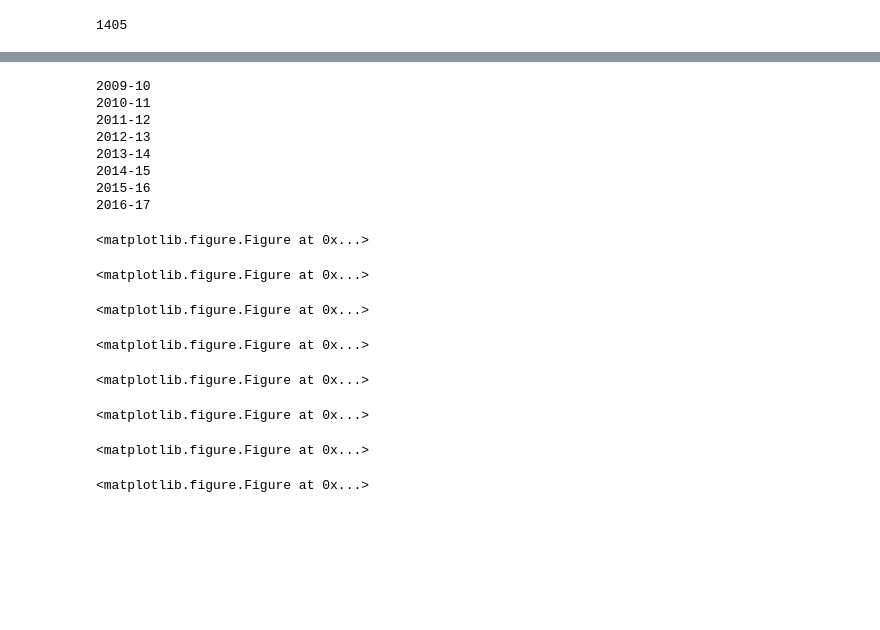
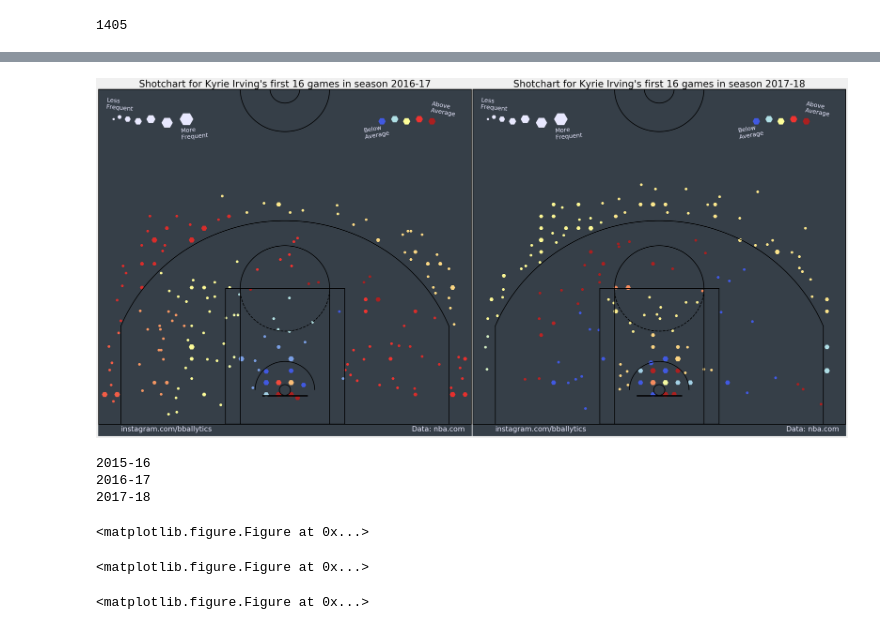
Before and after one commit to danchyy/Basketball_Analytics, a Jupyter notebook: Scripts/shot_chart_api/Shot_Chart.ipynb, the cells around one changed output, grey strips where cells are left out. Drawn from its saved outputs; the diff is of its cells as text; code cells hidden in the pictures; blank space fills up the shorter version.

```diff
--- a/Scripts/shot_chart_api/Shot_Chart.ipynb
+++ b/Scripts/shot_chart_api/Shot_Chart.ipynb
@@ -445,3 +474,15 @@ binned_hou = create_bins(rockets_data, league_average=league_average)
+# %%
+player_name = "Kyrie"
+player_surname = "Irving"
+player_id = player.get_player(player_name, player_surname)
+player_data_past_season = shotchart.ShotChart(player_id=player_id, season='2016-17')
+league_average_past = player_data_past_season.league_average()
+player_data_curr_season = shotchart.ShotChart(player_id=player_id, season='2017-18')
+league_average_curr = player_data_curr_season.league_average()
+
+adjusted_past, adjusted_curr = prepare_data_frame(player_data_past_season, 16), prepare_data_frame(player_data_curr_season, 16)
+binned_df_past = create_bins(adjusted_past, league_average=league_average_past)
+binned_df_curr = create_bins(adjusted_curr, league_average=league_average_past)
 # %%
 fig = plt.figure(figsize=(50, 25))
 # colors_dict = {0:'red', 1:'green'}
@@ -456,11 +497,11 @@ cmap = sns.blend_palette(colors=["#4159E1", "#B0E0E6", "#FFFF99","#EF3330", "#AB
 # LOC_X, LOC_Y -> real locs
 # BIN_LOC_X, BIN_LOC_Y -> binned locations
 marker = 'H'
-paths = plt.scatter(x=binned_gsw.PLOT_X, y=binned_gsw.PLOT_Y, marker=marker, s=binned_gsw.LOC_COUNTS, c=binned_gsw.PCT_LEAGUE_COMPARISON_ZONE, cmap=cmap)
+paths = plt.scatter(x=binned_df_past.PLOT_X, y=binned_df_past.PLOT_Y, marker=marker, s=binned_df_past.LOC_COUNTS, c=binned_df_past.PCT_LEAGUE_COMPARISON_ZONE, cmap=cmap)
 
 # Frequency
 
-plt.text(x=-240, y=395, s="Less\nFrequent", rotation=-5, color="#E8E8FF", fontsize=16)
+plt.text(x=-240, y=395, s="Less\nFrequent", rotation=-5, color="#E8E8FF", fontsize=25)
 plt.scatter(x=-230, y=380, s=100, marker=marker, c="#E8E8FF")
 plt.scatter(x=-222, y=383, s=300, marker=marker, c="#E8E8FF")
 plt.scatter(x=-211, y=380, s=600, marker=marker, c="#E8E8FF")
@@ -468,18 +509,18 @@ plt.scatter(x=-197, y=377, s=900, marker=marker, c="#E8E8FF")
 plt.scatter(x=-180, y=380, s=1400, marker=marker, c="#E8E8FF")
 plt.scatter(x=-158, y=375, s=2200, marker=marker, c="#E8E8FF")
 plt.scatter(x=-132, y=380, s=3200, marker=marker, c="#E8E8FF")
-plt.text(x=-140, y=360, s="More\nFrequent", rotation=5, color="#E8E8FF", fontsize=16)
+plt.text(x=-140, y=355, s="More\nFrequent", rotation=5, color="#E8E8FF", fontsize=25)
 
 
 # Efficiency
 
-plt.text(x=105, y=360, s="Below\nAverage", rotation=10, color="#E8E8FF", fontsize=16)
+plt.text(x=105, y=358, s="Below\nAverage", rotation=10, color="#E8E8FF", fontsize=25)
 plt.scatter(x=130, y=377, s=900, marker=marker, c="#4159E1")
 plt.scatter(x=147, y=380, s=900, marker=marker, c="#B0E0E6")
 plt.scatter(x=163, y=377, s=900, marker=marker, c="#FFFF99")
 plt.scatter(x=180, y=380, s=900, marker=marker, c="#EF3330")
 plt.scatter(x=197, y=377, s=900, marker=marker, c="#AB2020")
-plt.text(x=195, y=390, s="Above\nAverage", rotation=-10, color="#E8E8FF", fontsize=16)
+plt.text(x=195, y=390, s="Above\nAverage", rotation=-10, color="#E8E8FF", fontsize=25)
 
 # Changing court color
 plt.gca().set_facecolor('#363F48')
@@ -490,14 +531,15 @@ plt.xticks([])
 plt.yticks([])
 
 # Title
-plt.title("Shotchart for Curry and Thompson in season " + season, size=40)
+plt.title("Shotchart for Kyrie Irving's first 16 games in season 2016-17", size=40)
 
 # Drawing court
 draw_court(outer_lines=True, lw=3)
 plt.xlim(-251,251)
 plt.ylim(-65,423)
 
-plt.text(x=-40, y=-58, s="instagram.com/daniel_bratulic", color="#E8E8FF", fontsize=20)
+plt.text(x=-220, y=-58, s="instagram.com/bballytics", color="#E8E8FF", fontsize=30)
+plt.text(x=170, y=-58, s="Data: nba.com", color="#E8E8FF", fontsize=30)
 
 
 plt.subplot(122)
@@ -510,12 +552,12 @@ cmap = sns.blend_palette(colors=["#4159E1", "#B0E0E6", "#FFFF99","#EF3330", "#AB
 # LOC_X, LOC_Y -> real locs
 # BIN_LOC_X, BIN_LOC_Y -> binned locations
 marker = 'H'
-paths = plt.scatter(x=binned_hou.PLOT_X, y=binned_hou.PLOT_Y, marker=marker, s=binned_hou.LOC_COUNTS, c=binned_hou.PCT_LEAGUE_COMPARISON_ZONE, cmap=cmap)
+paths = plt.scatter(x=binned_df_curr.PLOT_X, y=binned_df_curr.PLOT_Y, marker=marker, s=binned_df_curr.LOC_COUNTS, c=binned_df_curr.PCT_LEAGUE_COMPARISON_ZONE, cmap=cmap)
 
 
 # Frequency
 
-plt.text(x=-240, y=395, s="Less\nFrequent", rotation=-5, color="#E8E8FF", fontsize=16)
+plt.text(x=-240, y=395, s="Less\nFrequent", rotation=-5, color="#E8E8FF", fontsize=25)
 plt.scatter(x=-230, y=380, s=100, marker=marker, c="#E8E8FF")
 plt.scatter(x=-222, y=383, s=300, marker=marker, c="#E8E8FF")
 plt.scatter(x=-211, y=380, s=600, marker=marker, c="#E8E8FF")
@@ -523,43 +565,46 @@ plt.scatter(x=-197, y=377, s=900, marker=marker, c="#E8E8FF")
 plt.scatter(x=-180, y=380, s=1400, marker=marker, c="#E8E8FF")
 plt.scatter(x=-158, y=375, s=2200, marker=marker, c="#E8E8FF")
 plt.scatter(x=-132, y=380, s=3200, marker=marker, c="#E8E8FF")
-plt.text(x=-140, y=360, s="More\nFrequent", rotation=5, color="#E8E8FF", fontsize=16)
+plt.text(x=-140, y=355, s="More\nFrequent", rotation=5, color="#E8E8FF", fontsize=25)
 
 
 # Efficiency
 
-plt.text(x=105, y=360, s="Below\nAverage", rotation=10, color="#E8E8FF", fontsize=16)
+plt.text(x=105, y=358, s="Below\nAverage", rotation=10, color="#E8E8FF", fontsize=25)
 plt.scatter(x=130, y=377, s=900, marker=marker, c="#4159E1")
 plt.scatter(x=147, y=380, s=900, marker=marker, c="#B0E0E6")
 plt.scatter(x=163, y=377, s=900, marker=marker, c="#FFFF99")
 plt.scatter(x=180, y=380, s=900, marker=marker, c="#EF3330")
 plt.scatter(x=197, y=377, s=900, marker=marker, c="#AB2020")
-plt.text(x=195, y=390, s="Above\nAverage", rotation=-10, color="#E8E8FF", fontsize=16)
+plt.text(x=195, y=390, s="Above\nAverage", rotation=-10, color="#E8E8FF", fontsize=25)
 
 # Changing court color
 plt.gca().set_facecolor('#363F48')
 curr_ax = plt.gca()
 
 # Removing ticks
 plt.xticks([])
 plt.yticks([])
 
 # Title
-plt.title("Shotchart for Harden and Gordon in season " + season, size=40)
+plt.title("Shotchart for Kyrie Irving's first 16 games in season 2017-18", size=40)
 
 # Drawing court
 draw_court(outer_lines=True, lw=3)
 plt.xlim(-251,251)
 plt.ylim(-65,423)
 
-plt.text(x=-40, y=-58, s="instagram.com/daniel_bratulic", color="#E8E8FF", fontsize=20)
+plt.text(x=-220, y=-58, s="instagram.com/bballytics", color="#E8E8FF", fontsize=30)
+plt.text(x=170, y=-58, s="Data: nba.com", color="#E8E8FF", fontsize=30)
 
 
 # Saving figure
 #plt.savefig('lebron.png', bbox_inches='tight')
 #colorbar.set_label('Comparison to league average percentages', color='#E2E2FF', size=16, coords=(1.5, 1.5))
 plt.subplots_adjust(wspace=0, hspace=1)
 plt.show()
+# %% [output]
+[figure, added]
 # %%
 def plot_shotchart(data_frame, player_name, player_surname, season, should_save, index=0):
 
@@ -616,12 +661,12 @@ def plot_shotchart(data_frame, player_name, player_surname, season, should_save,
         plt.savefig('images/image_' + str(index) + '.png', bbox_inches='tight')
         plt.clf()
 # %%
-seasons = range(2009, 2017)
+seasons = range(2015, 2018)
 for i, season in enumerate(seasons):
     season = str(season) + "-" + str(season+1)[-2:]
     print season
-    player_name = "Stephen"
-    player_surname = "Curry"
+    player_name = "Kyrie"
+    player_surname = "Irving"
     player_id = player.get_player(player_name, player_surname, season=season)
     player_data = shotchart.ShotChart(player_id=player_id, season=season)
     league_average = player_data.league_average()
@@ -629,23 +674,17 @@ for i, season in enumerate(seasons):
     player_df = player_data.shot_chart()
     player_df.LOC_X = -player_df.LOC_X # REAL DATA IS FLIPPED
     player_df = player_df.loc[(player_df.SHOT_ZONE_AREA != "Back Court(BC)") & (player_df.LOC_Y < 300)] # drop shots that aren't close to the center
-    binned_df = create_bins(player_df, league_average=league_average)
-    cleared_df = binned_df.loc[binned_df.LOC_RAW_COUNTS>1]
-    plot_shotchart(cleared_df, player_name=player_name, player_surname=player_surname, season=season, should_save=True, index=i)
+    grouped = list(player_df.groupby('GAME_ID'))
+    adjusted_df = grouped[0][1]
+    for g in grouped[1:16]:
+        adjusted_df = adjusted_df.append(g[1])
+    binned_df = create_bins(adjusted_df, league_average=league_average)
+    # cleared_df = binned_df.loc[binned_df.LOC_RAW_COUNTS>1]
+    plot_shotchart(binned_df, player_name=player_name, player_surname=player_surname, season=season, should_save=True, index=i)
 # %% [output]
-2009-10
-2010-11
-2011-12
-2012-13
-2013-14
-2014-15
 2015-16
 2016-17
+2017-18
 <matplotlib.figure.Figure at 0x...>
 <matplotlib.figure.Figure at 0x...>
 <matplotlib.figure.Figure at 0x...>
-<matplotlib.figure.Figure at 0x...>
-<matplotlib.figure.Figure at 0x...>
-<matplotlib.figure.Figure at 0x...>
-<matplotlib.figure.Figure at 0x...>
-<matplotlib.figure.Figure at 0x...>
```
Also changed, not shown: parts of 8 cells of this notebook.
